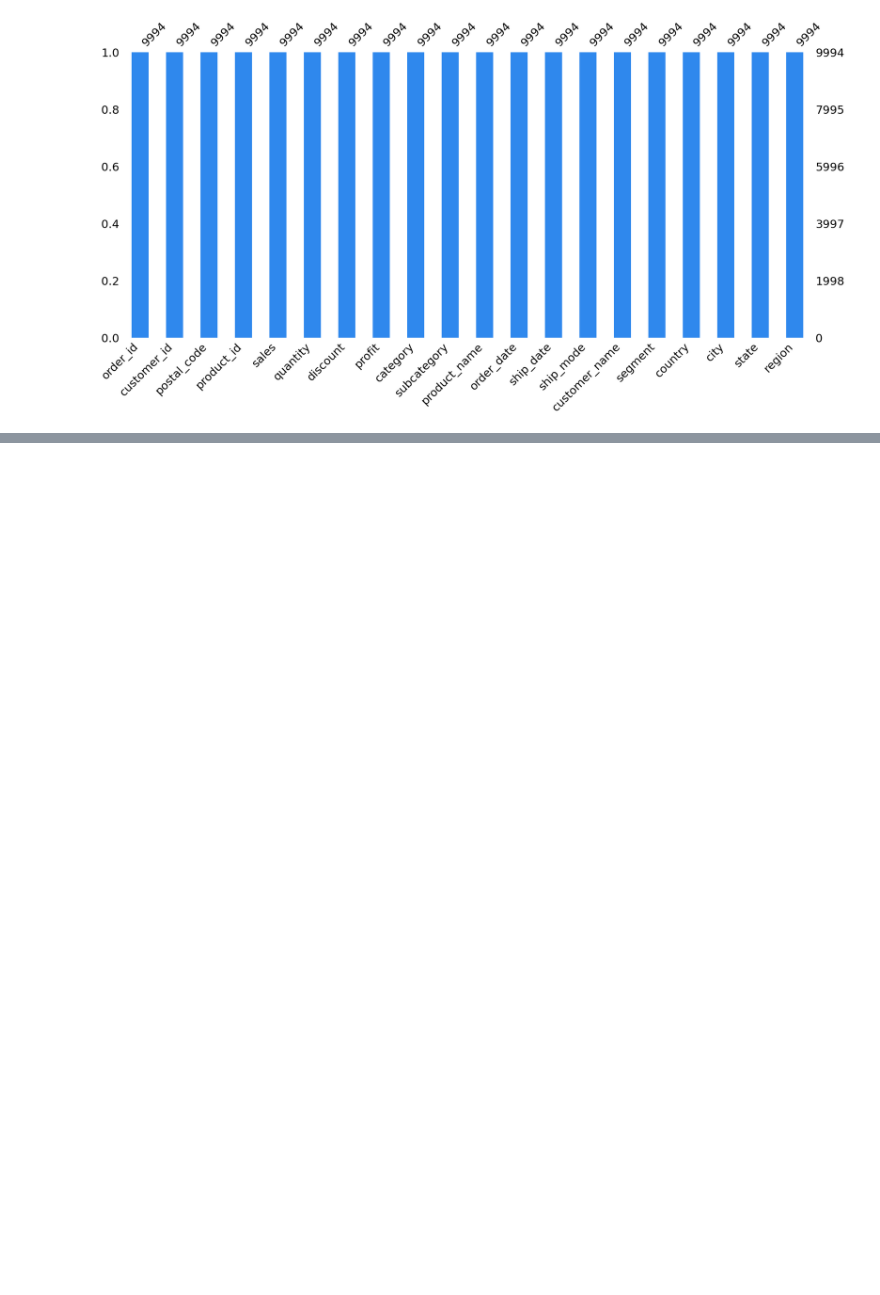
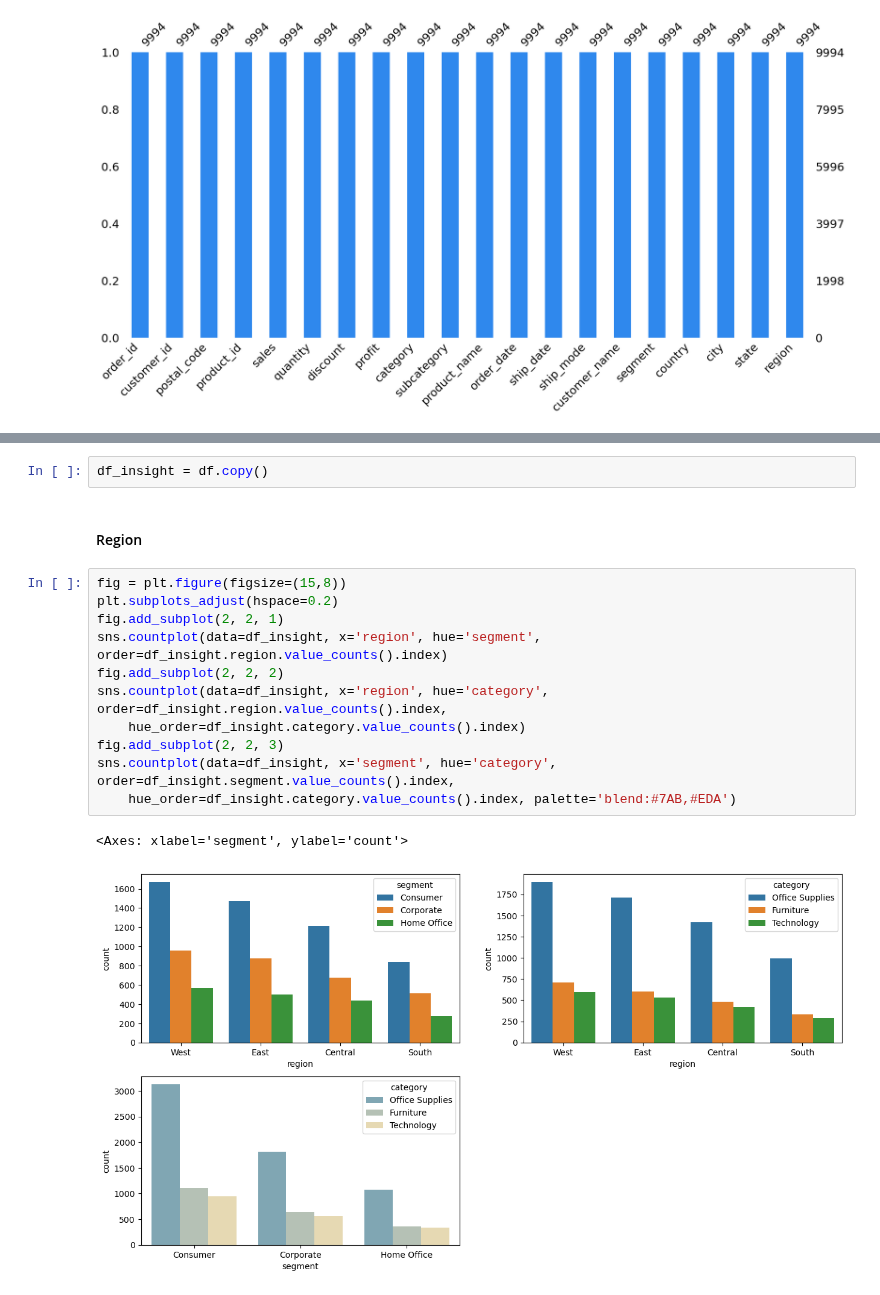
Before and after one commit to clarentcelsia/Analytics, a Jupyter notebook: sales.ipynb, the cells around one changed output, grey strips where cells are left out. Saved outputs shown, nothing was run; the diff lists cells and outputs as text; blank space fills up the shorter version.

```diff
--- a/sales.ipynb
+++ b/sales.ipynb
@@ -72,0 +72,18 @@ pd.DataFrame(data=list_item, columns=['features', 'n-unique', 'unique_vals'])
+# %%
+df_insight = df.copy()
+# %% [markdown]
+#### Region
+# %%
+fig = plt.figure(figsize=(15,8))
+plt.subplots_adjust(hspace=0.2)
+fig.add_subplot(2, 2, 1)
+sns.countplot(data=df_insight, x='region', hue='segment', order=df_insight.region.value_counts().index)
+fig.add_subplot(2, 2, 2)
+sns.countplot(data=df_insight, x='region', hue='category', order=df_insight.region.value_counts().index,
+    hue_order=df_insight.category.value_counts().index)
+fig.add_subplot(2, 2, 3)
+sns.countplot(data=df_insight, x='segment', hue='category', order=df_insight.segment.value_counts().index,
+    hue_order=df_insight.category.value_counts().index, palette='blend:#7AB,#EDA')
+# %% [output]
+<Axes: xlabel='segment', ylabel='count'>
+[figure, added]
```
Also changed, not shown: parts of 17 cells of this notebook.
